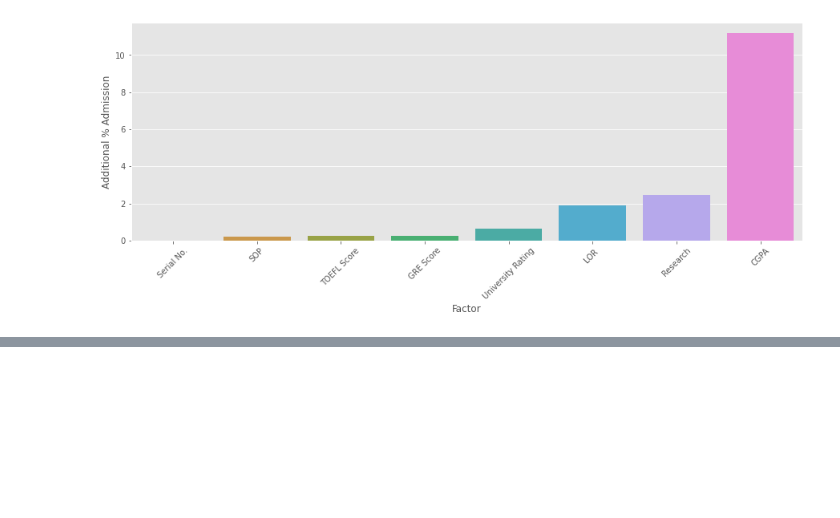
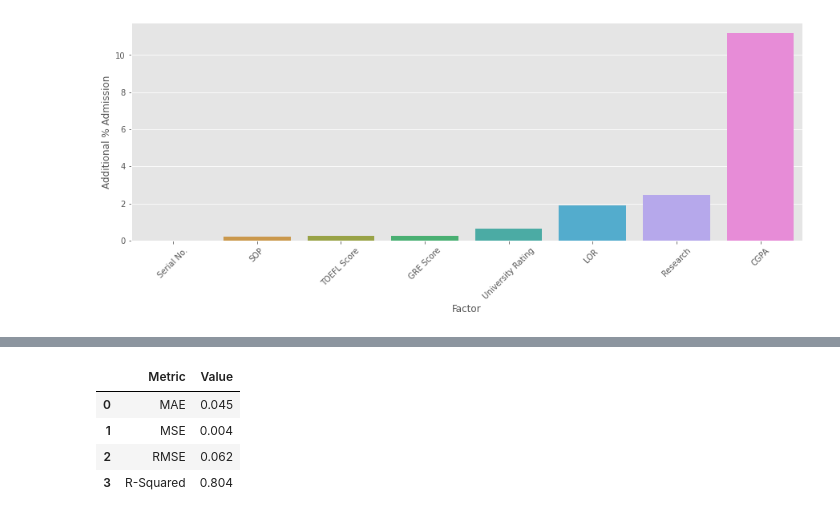
Before and after one commit to tyceaddley/WGU, a Jupyter notebook: Admissions.ipynb, the cells around one changed output, grey strips where cells are left out. Cells and saved outputs as stored; diff of their text form; code cells hidden in the pictures; blank space fills up the shorter version.

```diff
--- a/Admissions.ipynb
+++ b/Admissions.ipynb
@@ -104,0 +137,15 @@ plt.show()
+# %%
+from sklearn import metrics
+metrics_df = pd.DataFrame({'Metric':['MAE','MSE','RMSE','R-Squared'],
+                           'Value':[metrics.mean_absolute_error(y_val, pred_y),
+                                    metrics.mean_squared_error(y_val, pred_y),
+                                    np.sqrt(metrics.mean_squared_error(y_val, pred_y)),
+                                    metrics.explained_variance_score(y_val, pred_y)]}).round(3)
+# %%
+metrics_df
+# %% [output]
+|  | Metric | Value |
+| 0 | MAE | 0.045 |
+| 1 | MSE | 0.004 |
+| 2 | RMSE | 0.062 |
+| 3 | R-Squared | 0.804 |
```
Also changed, not shown: parts of 4 cells of this notebook.
